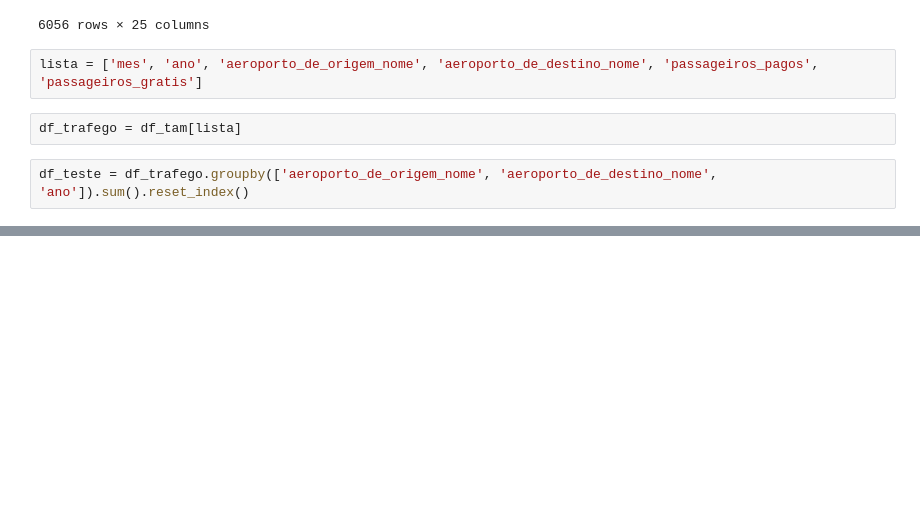
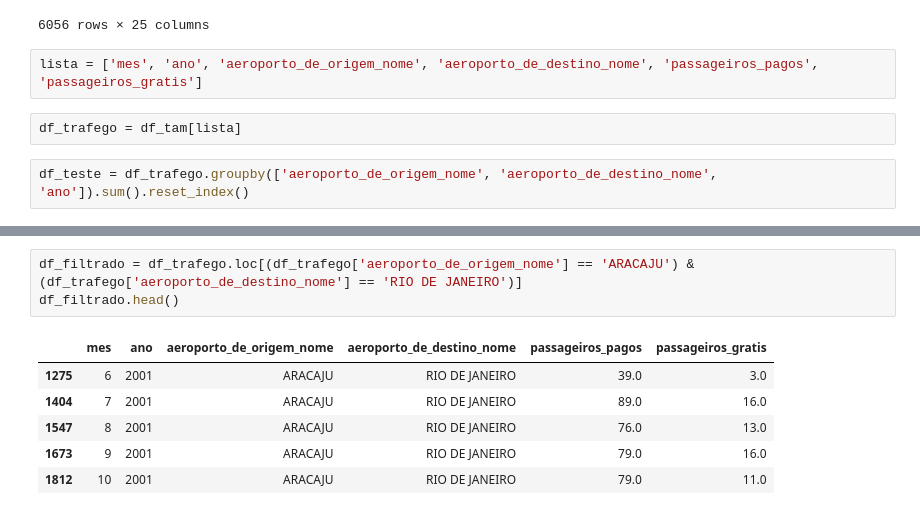
Before and after one commit to Vihelisa/Airlines-Dashboard---Projetos1-IFSP, a Jupyter notebook: teste.ipynb, the cells around one changed output, grey strips where cells are left out. Saved outputs shown, nothing was run; the diff lists cells and outputs as text; blank space fills up the shorter version.

```diff
--- a/teste.ipynb
+++ b/teste.ipynb
@@ -60,0 +173,10 @@ print(lista_aeroportos)
+# %%
+df_filtrado = df_trafego.loc[(df_trafego['aeroporto_de_origem_nome'] == 'ARACAJU') & (df_trafego['aeroporto_de_destino_nome'] == 'RIO DE JANEIRO')]
+df_filtrado.head()
+# %% [output]
+|  | mes | ano | aeroporto_de_origem_nome | aeroporto_de_destino_nome | passageiros_pagos | passageiros_gratis |
+| 1275 | 6 | 2001 | ARACAJU | RIO DE JANEIRO | 39.0 | 3.0 |
+| 1404 | 7 | 2001 | ARACAJU | RIO DE JANEIRO | 89.0 | 16.0 |
+| 1547 | 8 | 2001 | ARACAJU | RIO DE JANEIRO | 76.0 | 13.0 |
+| 1673 | 9 | 2001 | ARACAJU | RIO DE JANEIRO | 79.0 | 16.0 |
+| 1812 | 10 | 2001 | ARACAJU | RIO DE JANEIRO | 79.0 | 11.0 |
```
Also changed, not shown: parts of 11 cells of this notebook, 2 other files.
